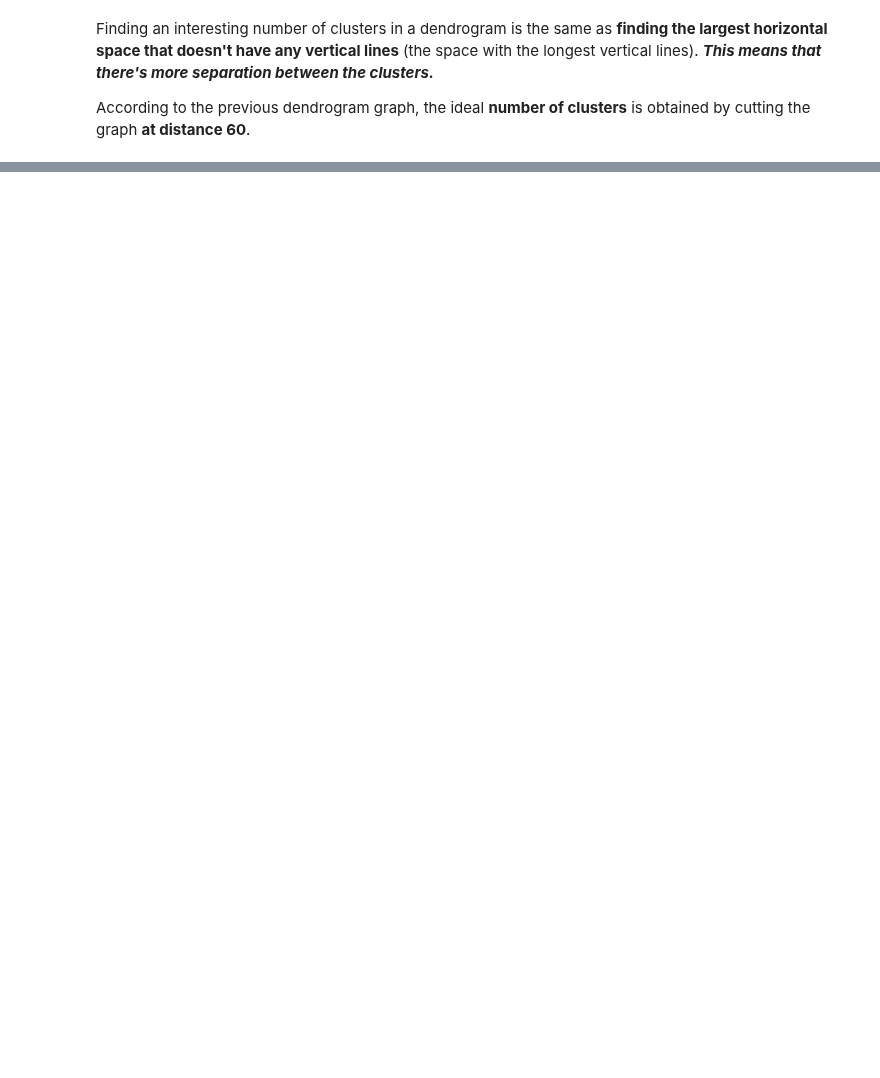
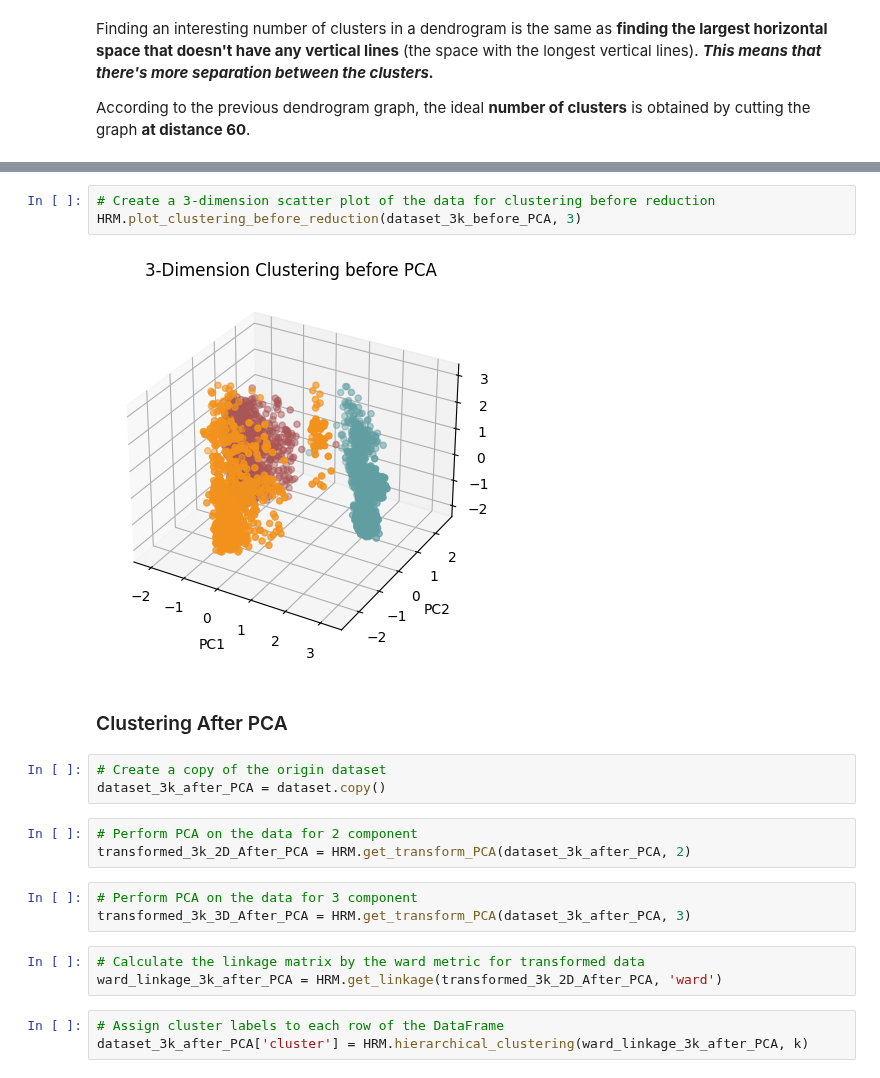
Before and after one commit to mawada-sweis/Clustering-Analysis, a Jupyter notebook: models/hierarchical_model.ipynb, the cells around one changed output, grey strips where cells are left out. Cells and saved outputs as stored; diff of their text form; blank space fills up the shorter version.

```diff
--- a/models/hierarchical_model.ipynb
+++ b/models/hierarchical_model.ipynb
@@ -36,0 +74,22 @@ HRM.plot_thresholded_dendrogram(ward_linkage_matrix, 60)
+# %%
+# Create a 3-dimension scatter plot of the data for clustering before reduction
+HRM.plot_clustering_before_reduction(dataset_3k_before_PCA, 3)
+# %% [output]
+[figure, added]
+# %% [markdown]
+### Clustering After PCA
+# %%
+# Create a copy of the origin dataset
+dataset_3k_after_PCA = dataset.copy()
+# %%
+# Perform PCA on the data for 2 component
+transformed_3k_2D_After_PCA = HRM.get_transform_PCA(dataset_3k_after_PCA, 2)
+# %%
+# Perform PCA on the data for 3 component
+transformed_3k_3D_After_PCA = HRM.get_transform_PCA(dataset_3k_after_PCA, 3)
+# %%
+# Calculate the linkage matrix by the ward metric for transformed data
+ward_linkage_3k_after_PCA = HRM.get_linkage(transformed_3k_2D_After_PCA, 'ward')
+# %%
+# Assign cluster labels to each row of the DataFrame
+dataset_3k_after_PCA['cluster'] = HRM.hierarchical_clustering(ward_linkage_3k_after_PCA, k)
```
Also changed, not shown: parts of 31 cells of this notebook, 1 other file.
